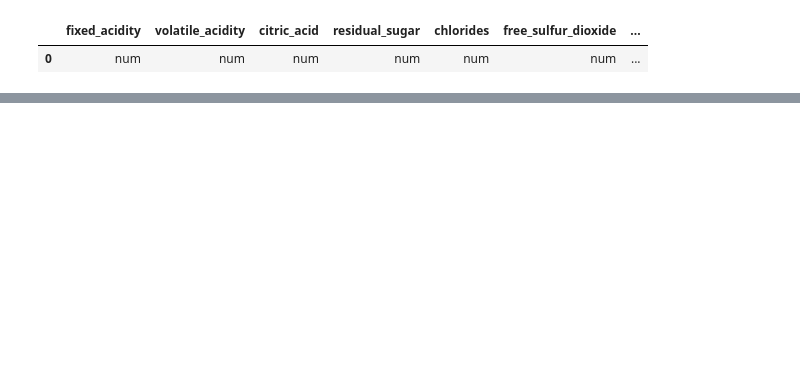
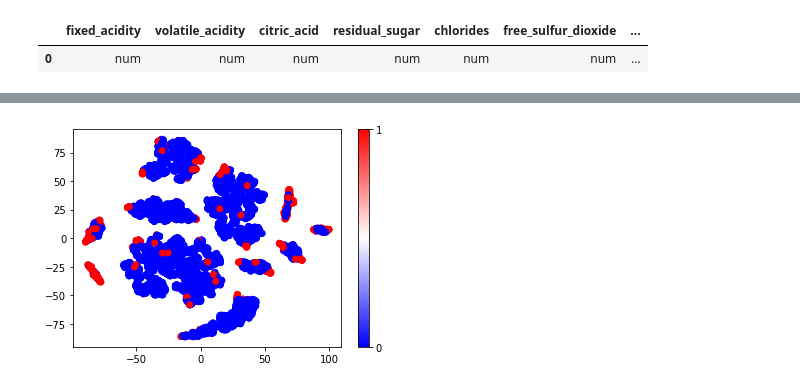
Before and after one commit to awright101/thesis_work_gaialens, a Jupyter notebook: Wine_Dataset_Work.ipynb, the cells around one changed output, grey strips where cells are left out. Cells and saved outputs as stored; diff of their text form; code cells hidden in the pictures; blank space fills up the shorter version.

```diff
--- a/Wine_Dataset_Work.ipynb
+++ b/Wine_Dataset_Work.ipynb
@@ -565,0 +576,2 @@ array([8.16199718, 7.88774925, 8.04665505, ..., 7.10148421, 6.96758195,
+# %%
+outlier_labels = [0 if i not in row_inds else 1 for i in range(df_scaled.shape[0])]
@@ -565,0 +608,4 @@ array([8.16199718, 7.88774925, 8.04665505, ..., 7.10148421, 6.96758195,
+# %%
+plot_latent_space(df_scaled.to_numpy(),model_out,outlier_labels)
+# %% [output]
+[figure, added]
```
Also changed, not shown: parts of 117 cells of this notebook, 1 other file.
